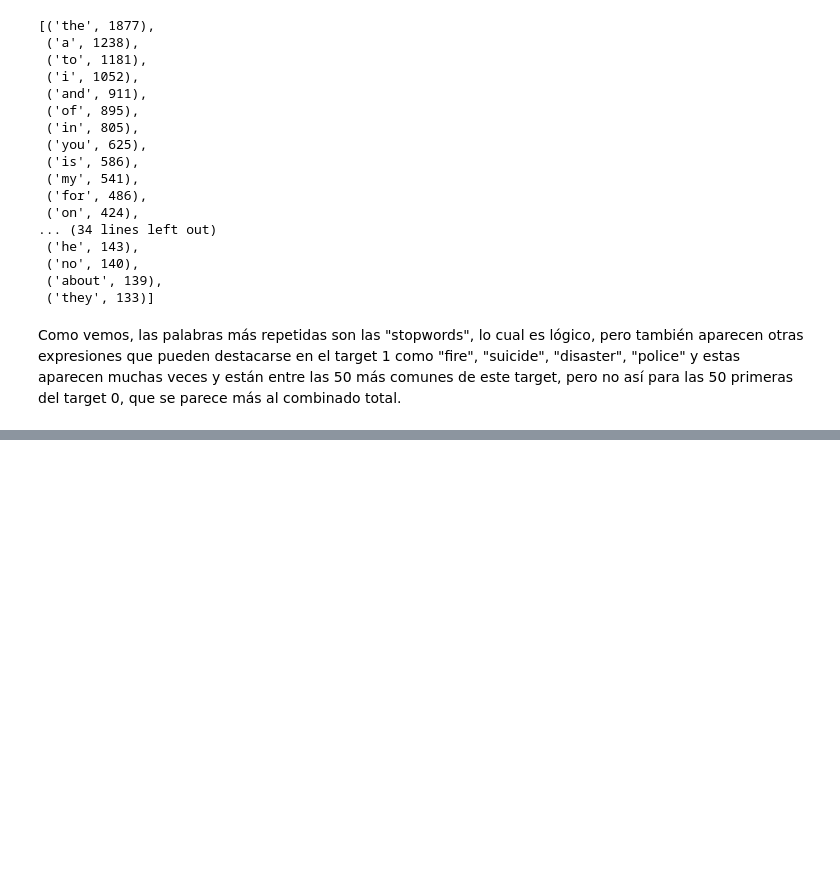
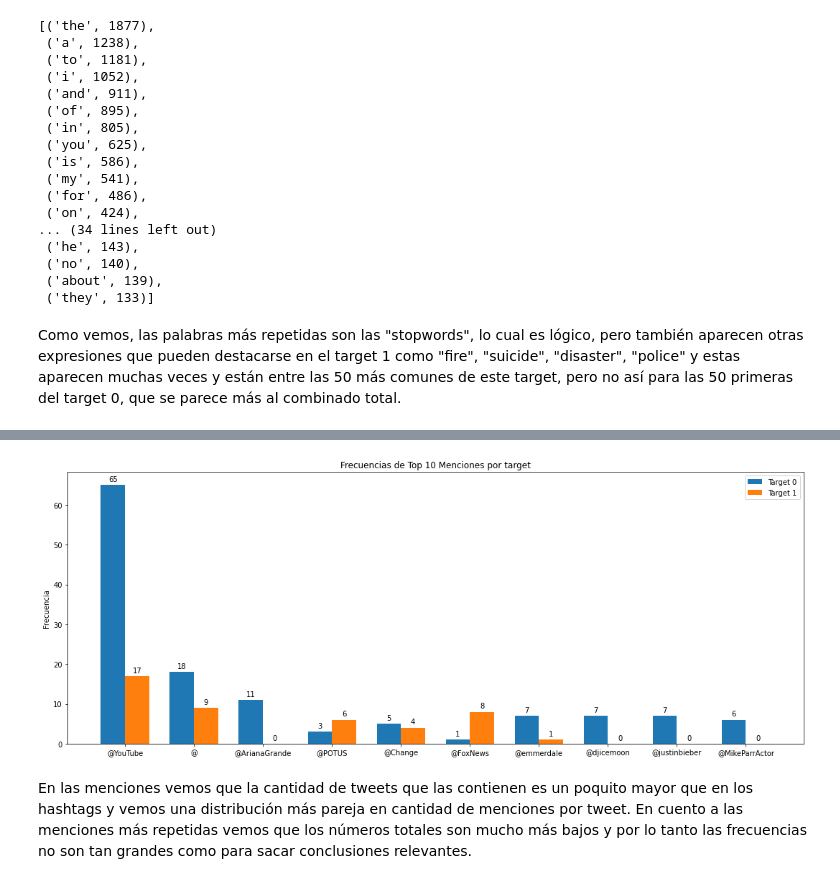
Before and after one commit to ffelfis/Orga_Datos_TPs, a Jupyter notebook: TP1/tweets.ipynb, the cells around one changed output, grey strips where cells are left out. Cells and saved outputs as stored; diff of their text form; code cells hidden in the pictures; blank space fills up the shorter version.

```diff
--- a/TP1/tweets.ipynb
+++ b/TP1/tweets.ipynb
@@ -547,0 +811,4 @@ Como vemos, las palabras más repetidas son las "stopwords", lo cual es lógico,
+# %%
+top_10_menciones = Counter(menciones).most_common(10)
+#Top 10 menciones con frecuencias
+top_10_menciones
@@ -547,0 +826,14 @@ Como vemos, las palabras más repetidas son las "stopwords", lo cual es lógico,
+# %%
+cant_top_10_menciones_por_target = []
+for x in top_10_menciones:
+    cant_top_10_menciones_por_target.append([x[0], 0, 0])
+# %%
+index = 0
+for x in df["text"]:
+    for i in x:
+        if i in [j[0] for j in top_10_menciones]:
+            if df.loc[index]["target"] == 0:
+                cant_top_10_menciones_por_target[[j[0] for j in top_10_menciones].index(i)][1] += 1
+            else:
+                cant_top_10_menciones_por_target[[j[0] for j in top_10_menciones].index(i)][2] += 1
+    index += 1
@@ -547,0 +854,36 @@ Como vemos, las palabras más repetidas son las "stopwords", lo cual es lógico,
+# %%
+ancho = 0.35
+x = pd.array(range(len(cant_top_10_menciones_por_target)))
+fig, ax = plt.subplots()
+fig.set_size_inches(15, 6)
+rects1 = ax.bar(x - ancho/2, [i[1] for i in cant_top_10_menciones_por_target], ancho, label='Target 0')
+rects2 = ax.bar(x + ancho/2, [i[2] for i in cant_top_10_menciones_por_target], ancho, label='Target 1')
+
+ax.set_ylabel('Frecuencia')
+ax.set_title('Frecuencias de Top 10 Menciones por target')
+ax.set_xticks(x)
+ax.set_xticklabels([i[0] for i in cant_top_10_menciones_por_target])
+ax.legend()
+
+
+def autolabel(rects):
+    """Attach a text label above each bar in *rects*, displaying its height."""
+    for rect in rects:
+        height = rect.get_height()
+        ax.annotate('{}'.format(height),
+                    xy=(rect.get_x() + rect.get_width() / 2, height),
+                    xytext=(0, 3),  # 3 points vertical offset
+                    textcoords="offset points",
+                    ha='center', va='bottom')
+
+
+autolabel(rects1)
+autolabel(rects2)
+
+fig.tight_layout()
+
+plt.show()
+# %% [output]
+[figure, added]
+# %% [markdown]
+En las menciones vemos que la cantidad de tweets que las contienen es un poquito mayor que en los hashtags y vemos una distribución más pareja en cantidad de menciones por tweet. En cuento a las menciones más repetidas vemos que los números totales son mucho más bajos y por lo tanto las frecuencias no son tan grandes como para sacar conclusiones relevantes.
```
Also changed, not shown: parts of 30 cells of this notebook.
